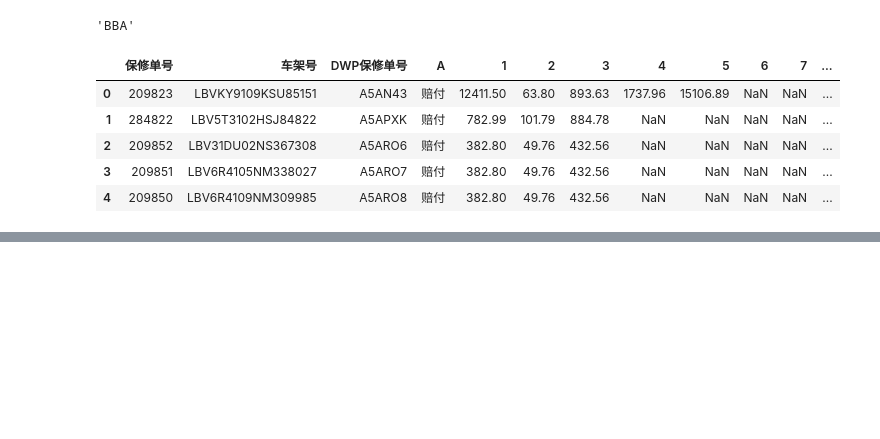
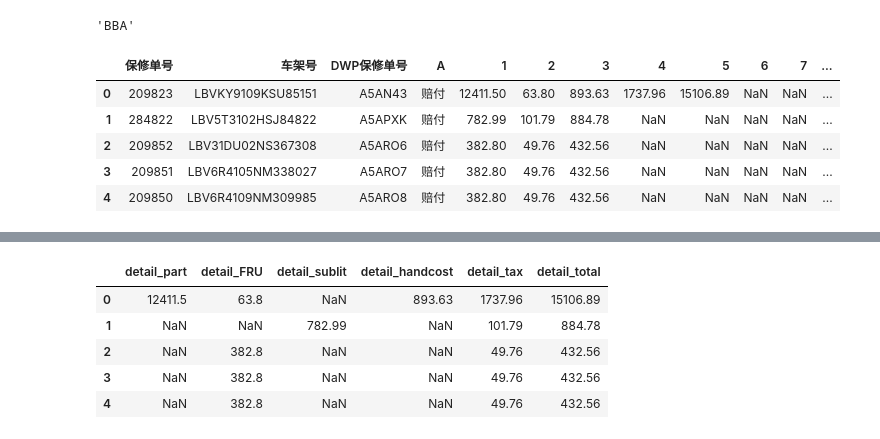
Before and after one commit to fox2002tv123/web_pdf2excel, a Jupyter notebook: main.ipynb, the cells around one changed output, grey strips where cells are left out. Saved outputs shown, nothing was run; the diff lists cells and outputs as text; code cells hidden in the pictures; blank space fills up the shorter version.

```diff
--- a/main.ipynb
+++ b/main.ipynb
@@ -151,0 +235,23 @@ df[alist].to_excel(f'{res_number}DATE{res_date}{s}.xlsx',index=False)
+# %%
+# 通过true false 填入数据
+import numpy as np
+df_detail_res=df_detail.copy()
+df_value=df.loc[:,'1':'6']
+df_value.head()
+for i in range(df_value.shape[0]):
+    k=0
+    for j in range(df_value.shape[1]):
+        if df_detail.iloc[i,j]:
+            df_detail_res.iloc[i,j]=df_value.iloc[i,k]
+            k+=1
+        else:
+            df_detail_res.iloc[i,j]=np.nan
+
+df_detail_res.head()
+# %% [output]
+|  | detail_part | detail_FRU | detail_sublit | detail_handcost | detail_tax | detail_total |
+| 0 | 12411.5 | 63.8 | NaN | 893.63 | 1737.96 | 15106.89 |
+| 1 | NaN | NaN | 782.99 | NaN | 101.79 | 884.78 |
+| 2 | NaN | 382.8 | NaN | NaN | 49.76 | 432.56 |
+| 3 | NaN | 382.8 | NaN | NaN | 49.76 | 432.56 |
+| 4 | NaN | 382.8 | NaN | NaN | 49.76 | 432.56 |
```
Also changed, not shown: parts of 15 cells of this notebook, 1 other file.
